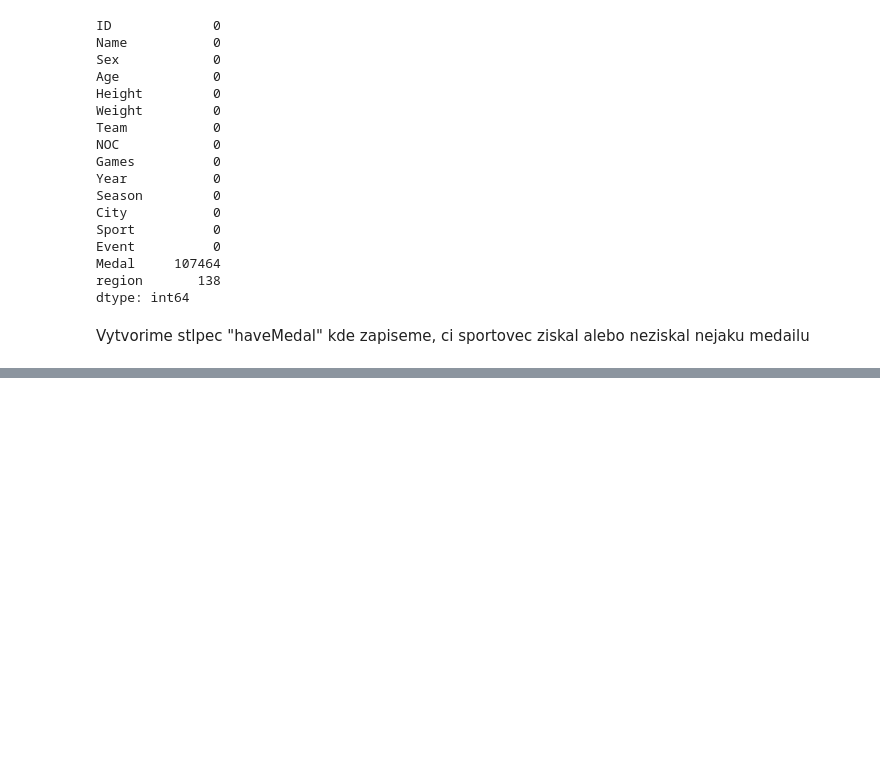
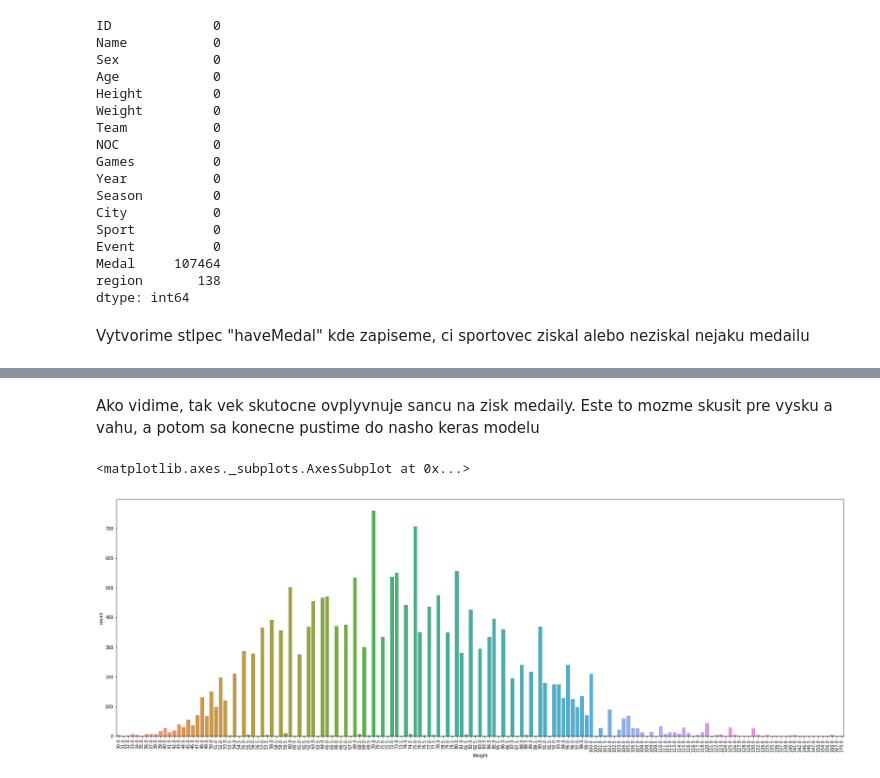
Before and after one commit to georgeob/Orlicek_Matus_NS2020, a Jupyter notebook: Olympics.ipynb, the cells around one changed output, grey strips where cells are left out. Saved outputs shown, nothing was run; the diff lists cells and outputs as text; code cells hidden in the pictures; blank space fills up the shorter version.

Commit message:
Update Olympics.ipynb
Pridane grafy aj k datam aj k modelu

```diff
--- a/Olympics.ipynb
+++ b/Olympics.ipynb
@@ -69,0 +94,11 @@ data.head()
+# %% [markdown]
+Ako vidime, tak vek skutocne ovplyvnuje sancu na zisk medaily. Este to mozme skusit pre vysku a vahu, a potom sa konecne pustime do nasho keras modelu
+# %%
+weight = data[data['haveMedal']==1]
+plt.figure(figsize=(30, 10))
+plt.tight_layout()
+plt.xticks(plt.xticks()[0], rotation=90)
+sns.countplot(x='Weight', data=weight)
+# %% [output]
+<matplotlib.axes._subplots.AxesSubplot at 0x...>
+[figure, added]
```
Also changed, not shown: parts of 19 cells of this notebook.
